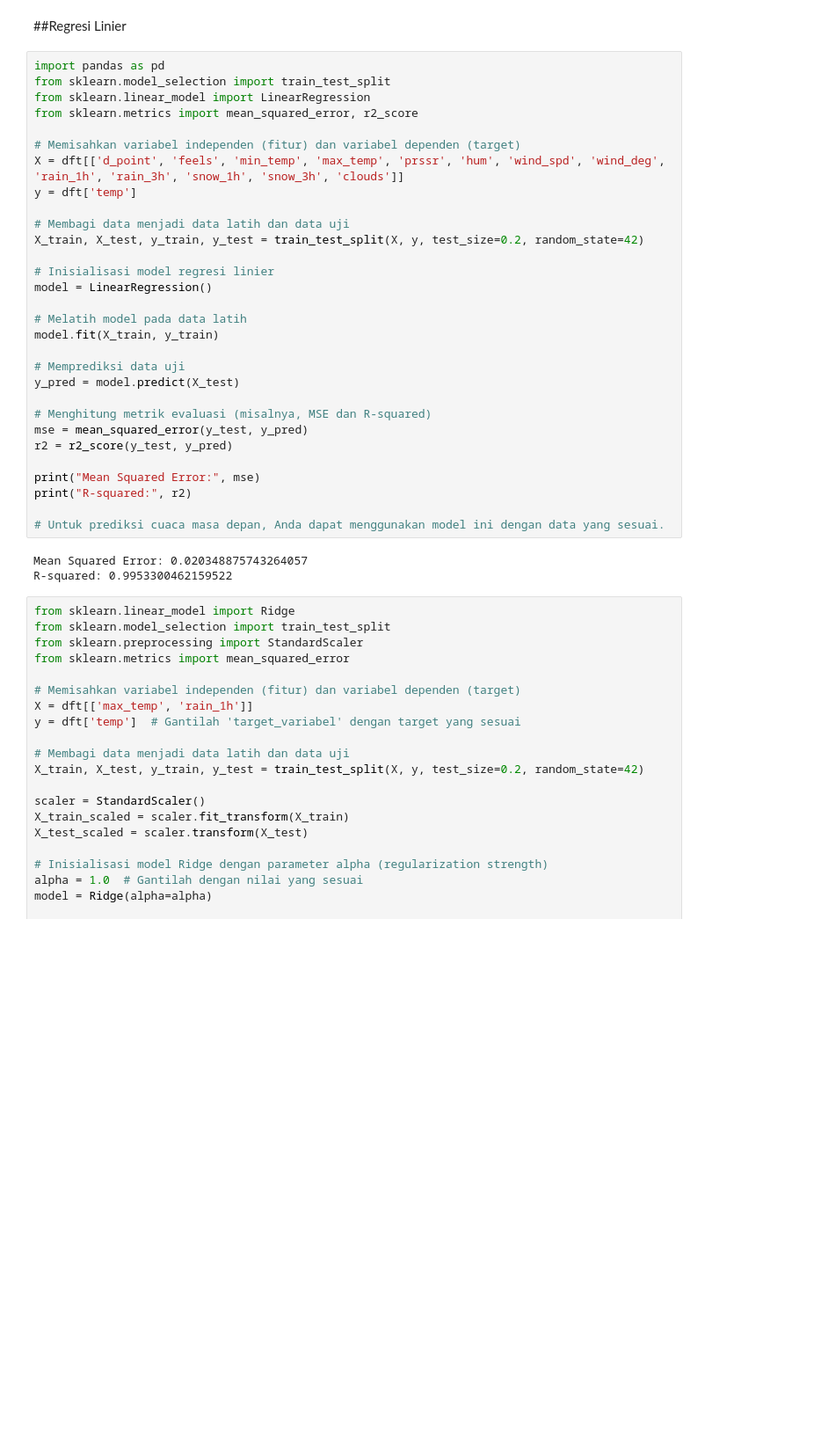
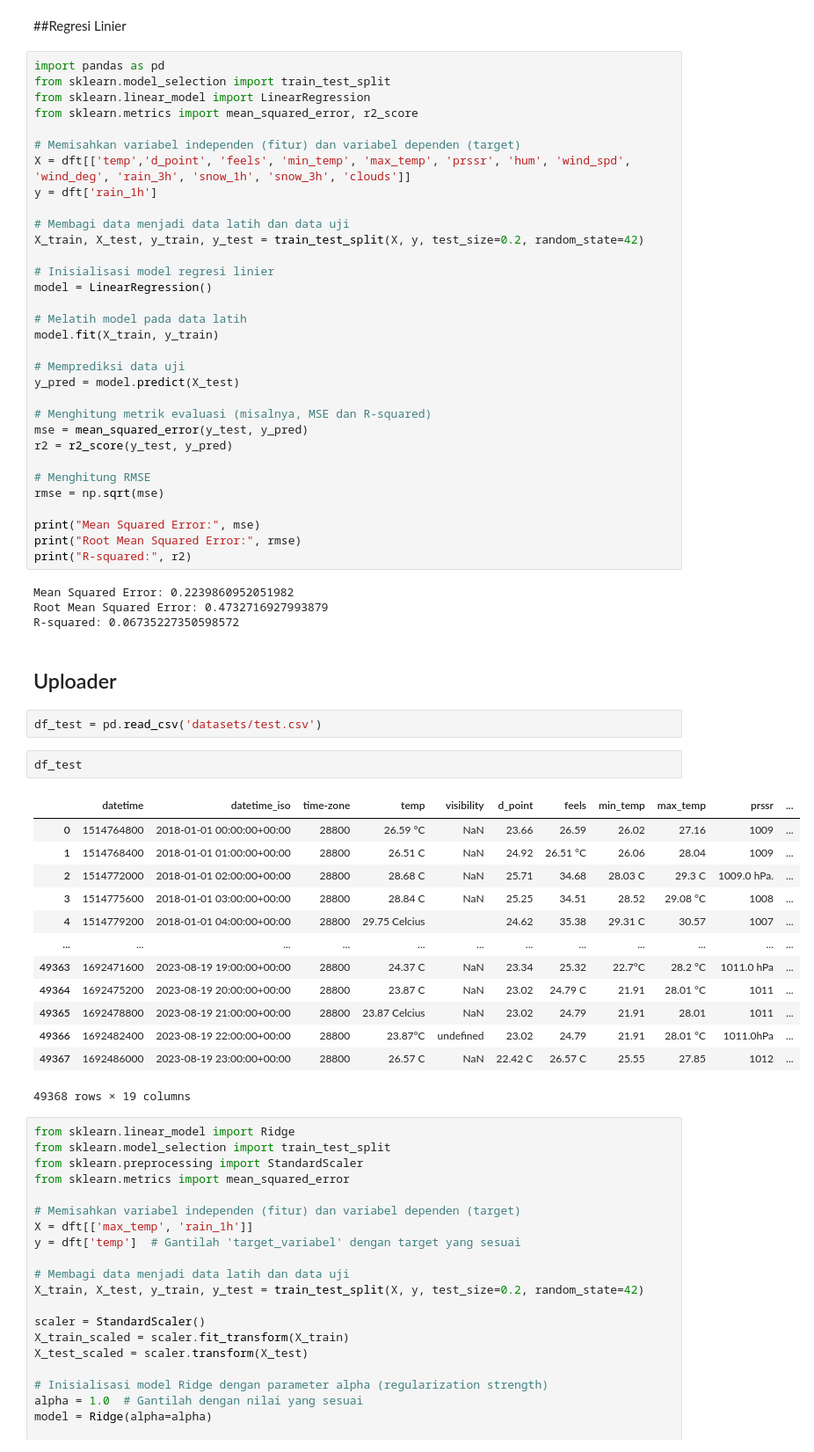
Before and after one commit to Juethro/DataQuest_2023_NewQuest, a Jupyter notebook: DataQuest2023_trainpart1.ipynb, the cells around one changed output. Shown: that part at 88% size. Cells and saved outputs as stored; diff of their text form; blank space fills up the shorter version.

```diff
--- a/DataQuest2023_trainpart1.ipynb
+++ b/DataQuest2023_trainpart1.ipynb
@@ -342,8 +354,8 @@ from sklearn.linear_model import LinearRegression
 from sklearn.metrics import mean_squared_error, r2_score
 
 # Memisahkan variabel independen (fitur) dan variabel dependen (target)
-X = dft[['d_point', 'feels', 'min_temp', 'max_temp', 'prssr', 'hum', 'wind_spd', 'wind_deg', 'rain_1h', 'rain_3h', 'snow_1h', 'snow_3h', 'clouds']]
-y = dft['temp']
+X = dft[['temp','d_point', 'feels', 'min_temp', 'max_temp', 'prssr', 'hum', 'wind_spd', 'wind_deg', 'rain_3h', 'snow_1h', 'snow_3h', 'clouds']]
+y = dft['rain_1h']
 
 # Membagi data menjadi data latih dan data uji
 X_train, X_test, y_train, y_test = train_test_split(X, y, test_size=0.2, random_state=42)
@@ -361,13 +373,36 @@ y_pred = model.predict(X_test)
 mse = mean_squared_error(y_test, y_pred)
 r2 = r2_score(y_test, y_pred)
 
+# Menghitung RMSE
+rmse = np.sqrt(mse)
+
 print("Mean Squared Error:", mse)
+print("Root Mean Squared Error:", rmse)
 print("R-squared:", r2)
-
-# Untuk prediksi cuaca masa depan, Anda dapat menggunakan model ini dengan data yang sesuai.
 # %% [output]
-Mean Squared Error: 0.020348875743264057
-R-squared: 0.9953300462159522
+Mean Squared Error: 0.2239860952051982
+Root Mean Squared Error: 0.4732716927993879
+R-squared: 0.06735227350598572
+# %% [markdown]
+## Uploader
+# %%
+df_test = pd.read_csv('datasets/test.csv')
+# %%
+df_test
+# %% [output]
+|  | datetime | datetime_iso | time-zone | temp | visibility | d_point | feels | min_temp | max_temp | prssr | ... |
+| 0 | 1514764800 | 2018-01-01 00:00:00+00:00 | 28800 | 26.59 °C | NaN | 23.66 | 26.59 | 26.02 | 27.16 | 1009 | ... |
+| 1 | 1514768400 | 2018-01-01 01:00:00+00:00 | 28800 | 26.51 C | NaN | 24.92 | 26.51 °C | 26.06 | 28.04 | 1009 | ... |
+| 2 | 1514772000 | 2018-01-01 02:00:00+00:00 | 28800 | 28.68 C | NaN | 25.71 | 34.68 | 28.03 C | 29.3 C | 1009.0 hPa. | ... |
+| 3 | 1514775600 | 2018-01-01 03:00:00+00:00 | 28800 | 28.84 C | NaN | 25.25 | 34.51 | 28.52 | 29.08 °C | 1008 | ... |
+| 4 | 1514779200 | 2018-01-01 04:00:00+00:00 | 28800 | 29.75 Celcius |  | 24.62 | 35.38 | 29.31 C | 30.57 | 1007 | ... |
+| ... | ... | ... | ... | ... | ... | ... | ... | ... | ... | ... | ... |
+| 49363 | 1692471600 | 2023-08-19 19:00:00+00:00 | 28800 | 24.37 C | NaN | 23.34 | 25.32 | 22.7°C | 28.2 °C | 1011.0 hPa | ... |
+| 49364 | 1692475200 | 2023-08-19 20:00:00+00:00 | 28800 | 23.87 C | NaN | 23.02 | 24.79 C | 21.91 | 28.01 °C | 1011 | ... |
+| 49365 | 1692478800 | 2023-08-19 21:00:00+00:00 | 28800 | 23.87 Celcius | NaN | 23.02 | 24.79 | 21.91 | 28.01 | 1011 | ... |
+| 49366 | 1692482400 | 2023-08-19 22:00:00+00:00 | 28800 | 23.87°C | undefined | 23.02 | 24.79 | 21.91 | 28.01 °C | 1011.0hPa | ... |
+| 49367 | 1692486000 | 2023-08-19 23:00:00+00:00 | 28800 | 26.57 C | NaN | 22.42 C | 26.57 C | 25.55 | 27.85 | 1012 | ... |
+49368 rows × 19 columns
 # %%
 from sklearn.linear_model import Ridge
 from sklearn.model_selection import train_test_split
```
Also changed, not shown: parts of 9 cells of this notebook.
